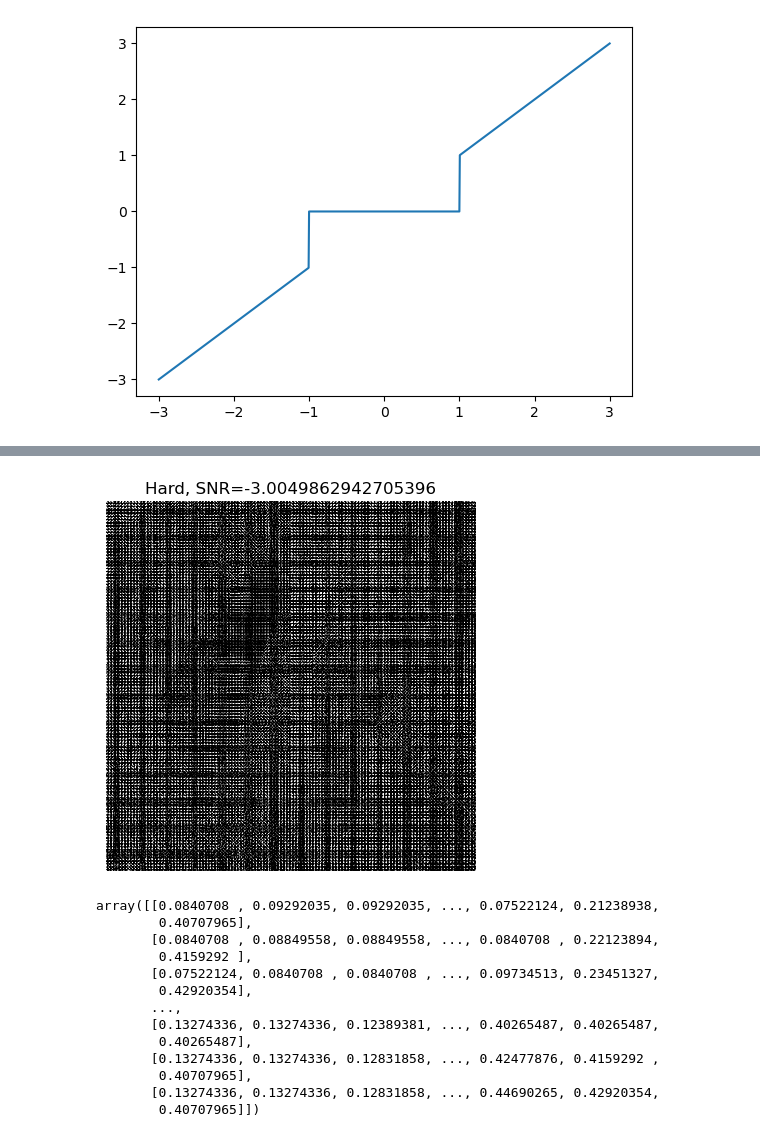
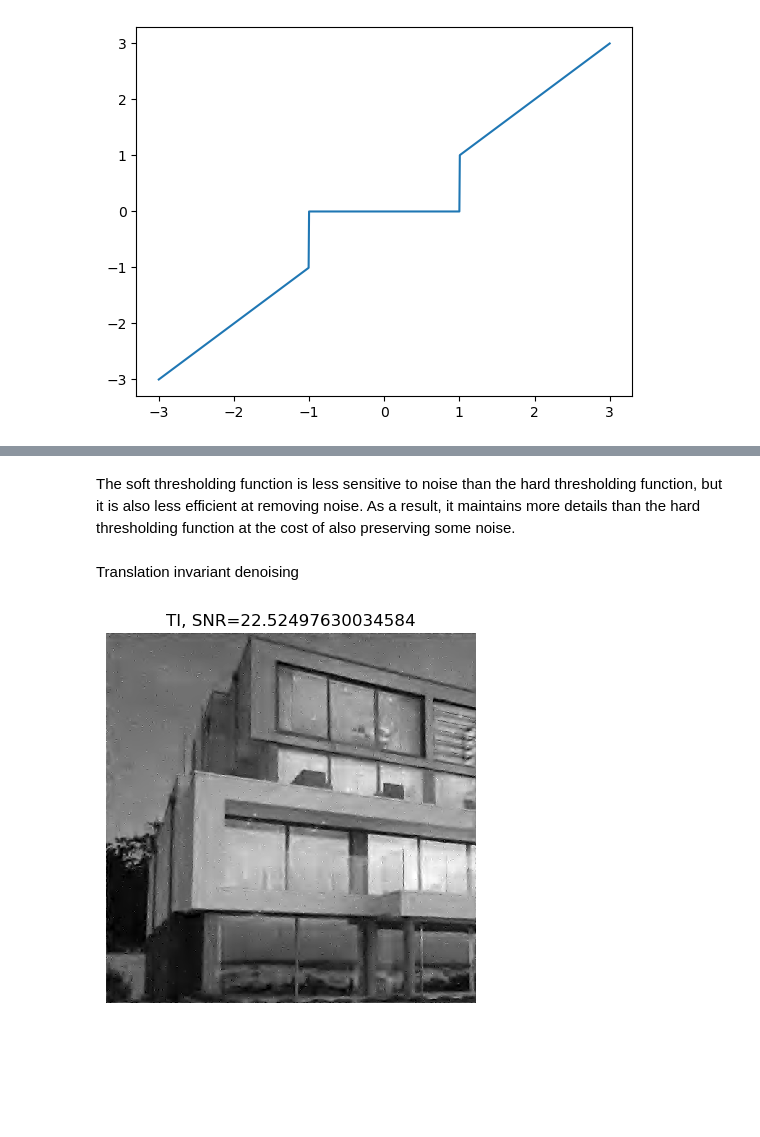
Before and after one commit to Dorin-D/m2-paris-saclay, a Jupyter notebook: Signal_Processing/lab_5/wavelets.ipynb, the cells around one changed output, grey strips where cells are left out. Saved outputs shown, nothing was run; the diff lists cells and outputs as text; code cells hidden in the pictures; blank space fills up the shorter version.

```diff
--- a/Signal_Processing/lab_5/wavelets.ipynb
+++ b/Signal_Processing/lab_5/wavelets.ipynb
@@ -80,0 +110,4 @@ fHard = perform_wavortho_transf(aT,Jmin,-1,h)
+# %%
+T = 3/2*noise_sigma
+aT = thresh_soft(a,T)
+plot_wavelet(aT,Jmin);
@@ -80,0 +116,6 @@ fHard = perform_wavortho_transf(aT,Jmin,-1,h)
+# %%
+#To slightly improve the soft thresholding performance, we do not threshold the coefficients corresponding to coarse scale wavelets.
+aT[:2^Jmin:,:2^Jmin:] = a[:2^Jmin:,:2^Jmin:]
+
+fSoft = perform_wavortho_transf(aT,Jmin,-1,h)
+imageplot(clamp(fSoft), 'Soft, SNR=' + str(snr(image,fSoft)) )
@@ -81,20 +124,22 @@ fHard = perform_wavortho_transf(aT,Jmin,-1,h)
+# %% [markdown]
+The soft thresholding function is less sensitive to noise than the hard thresholding function, but it is also less efficient at removing noise. As a result, it maintains more details than the hard thresholding function at the cost of also preserving some noise.
+# %% [markdown]
+Translation invariant denoising
+# %%
+m = 4
+[dY,dX] = np.meshgrid(np.arange(0,m), np.arange(0,m))
+delta = np.concatenate( (dX.reshape(m*m,1), dY.reshape(m*m,1)), axis=1)
+# %%
+fTI = np.zeros(image_shape)
+T = 3*noise_sigma
+for i in np.arange(0,m*m):
+    fS = circshift(noisy_image,delta[i,:])
+    a = perform_wavortho_transf(fS,Jmin,1,h)
+    aT = thresh_hard(a,T)
+    fS = perform_wavortho_transf(aT,Jmin,-1,h)
+    fS = circshift(fS,-delta[i,:])
+    fTI = i/(i+1.0)*fTI + 1.0/(i+1)*fS
 # %%
-imageplot(clamp(fHard), 'Hard, SNR=' + str(snr(image,fHard)) )
+imageplot(clamp(fTI), 'TI, SNR=' + str(snr(image,fTI)) )
 # %% [output]
-[figure, old version]
+[figure, new version]
-# %%
-image
-# %% [output]
-array([[0.0840708 , 0.09292035, 0.09292035, ..., 0.07522124, 0.21238938,
-        0.40707965],
-       [0.0840708 , 0.08849558, 0.08849558, ..., 0.0840708 , 0.22123894,
-        0.4159292 ],
-       [0.07522124, 0.0840708 , 0.0840708 , ..., 0.09734513, 0.23451327,
-        0.42920354],
-       ...,
-       [0.13274336, 0.13274336, 0.12389381, ..., 0.40265487, 0.40265487,
-        0.40265487],
-       [0.13274336, 0.13274336, 0.12831858, ..., 0.42477876, 0.4159292 ,
-        0.40707965],
-       [0.13274336, 0.13274336, 0.12831858, ..., 0.44690265, 0.42920354,
-        0.40707965]])
```
Also changed, not shown: parts of 14 cells of this notebook, 58 other files.
